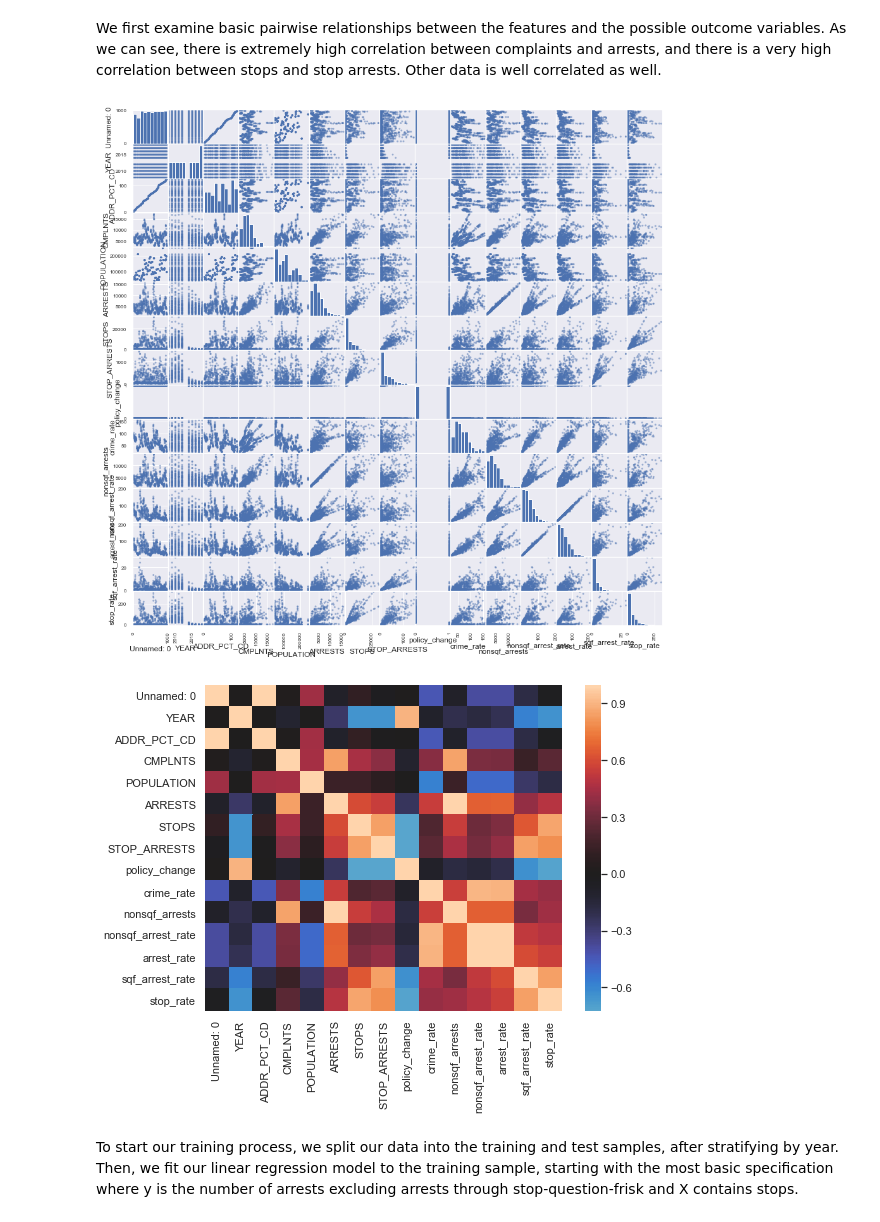
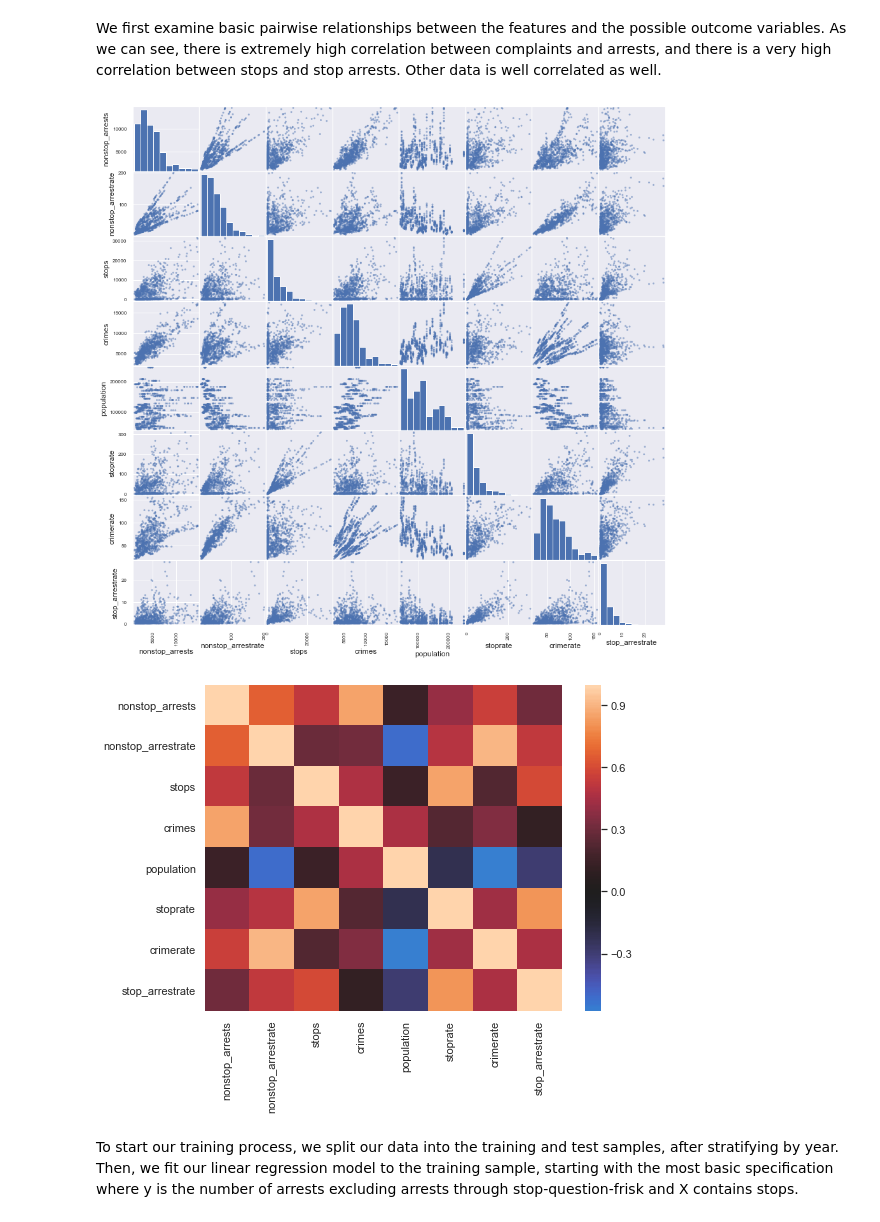
Before and after one commit to anilca-lab/FIS-Mod4-Project, a Jupyter notebook: Master_Notebook.ipynb, the cells around one changed output. Cells and saved outputs as stored; diff of their text form; code cells hidden in the pictures.

```diff
--- a/Master_Notebook.ipynb
+++ b/Master_Notebook.ipynb
@@ -63,15 +63,18 @@ Visualizations that describe the question we aimed to answer as well as its cont
 # %% [markdown]
 We first examine basic pairwise relationships between the features and the possible outcome variables. As we can see, there is extremely high correlation between complaints and arrests, and there is a very high correlation between stops and stop arrests. Other data is well correlated as well.
 # %%
+feats = ['nonstop_arrests', 'nonstop_arrestrate', \
+         'stops', 'crimes', 'population', \
+         'stoprate', 'crimerate', 'stop_arrestrate']
 sns.set(rc={'figure.figsize':(15,15)})
-pd.plotting.scatter_matrix(df);
+pd.plotting.scatter_matrix(df[feats]);
 # %% [output]
-[figure, old version]
+[figure, new version]
 # %%
 sns.set(rc={'figure.figsize':(8,6)})
-sns.heatmap(df.corr(), center=0);
+sns.heatmap(df[feats].corr(), center=0);
 # %% [output]
-[figure, old version]
+[figure, new version]
 # %% [markdown]
 To start our training process, we split our data into the training and test samples, after stratifying by year. Then, we fit our linear regression model to the training sample, starting with the most basic specification where y is the number of arrests excluding arrests through stop-question-frisk and X contains stops.
 # %%
```
Also changed, not shown: parts of 19 cells of this notebook, 1 other file.
